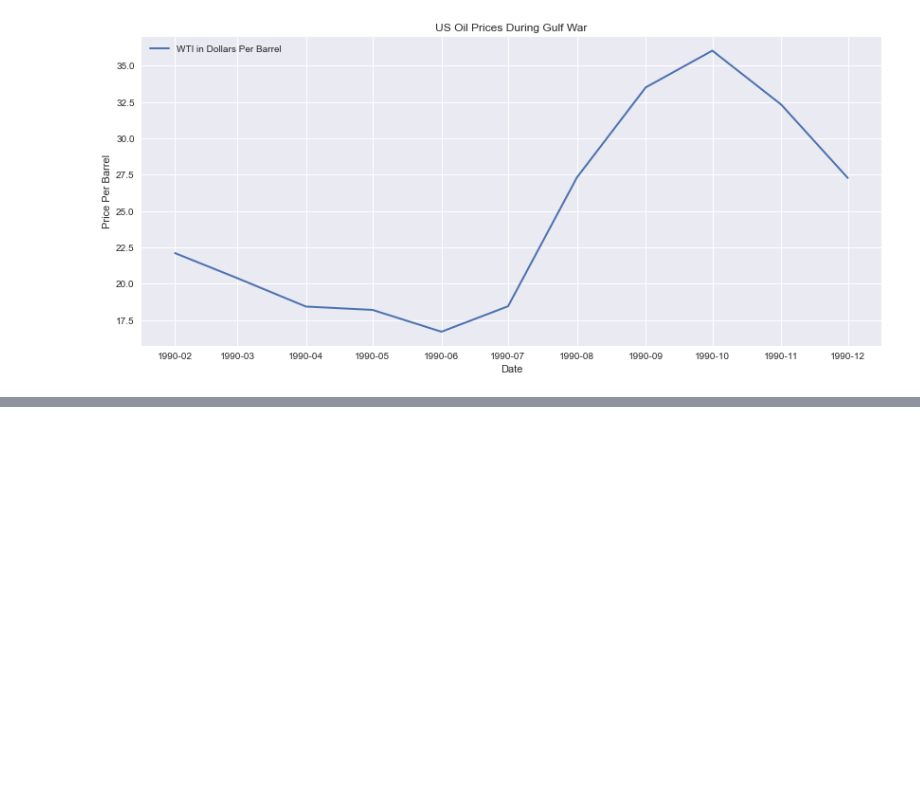
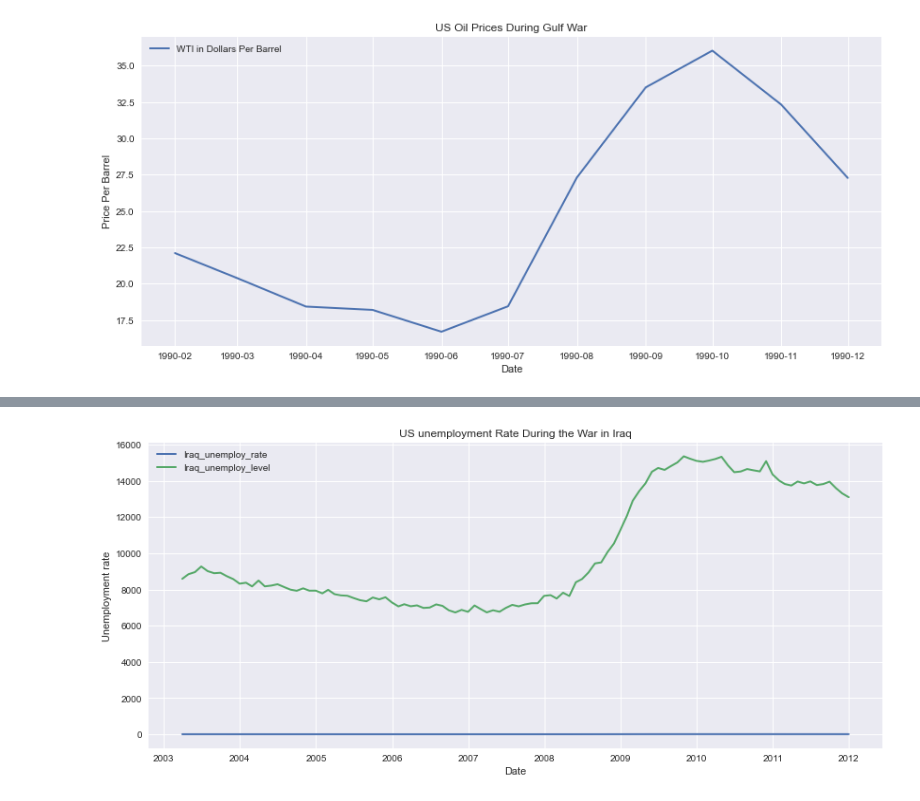
Before and after one commit to lrb924/Collateral_Damage, a Jupyter notebook: darius.ipynb, the cells around one changed output, grey strips where cells are left out. Cells and saved outputs as stored; diff of their text form; code cells hidden in the pictures; blank space fills up the shorter version.

Commit message:
Added data / visualization for US umeployment during war in Iraq

```diff
--- a/darius.ipynb
+++ b/darius.ipynb
@@ -146,0 +152,14 @@ plot_graph(iraq_oil, title="US Oil Prices During War in Iraq", y_label="Price Pe
+# %%
+# Get the environment variables
+q_API_KEY = os.getenv('NASDAQ_API_KEY')
+# %%
+# Set the API Key
+quandl.ApiConfig.api_key = q_API_KEY
+# %%
+# Get unemployment data during the war in Iraq
+
+iraq_unemp_df = quandl.get(["FRED/UNRATE", "FRED/UNEMPLOY"], trim_start = "2003-03-1", trim_end="2011-12-15", collapse = 'monthly')
+iraq_unemp_df.columns = ['Iraq_unemploy_rate', 'Iraq_unemploy_level']
+
+
+iraq_unemp_df
@@ -146,0 +181,5 @@ plot_graph(iraq_oil, title="US Oil Prices During War in Iraq", y_label="Price Pe
+# %%
+# Plot the graph of US unemployment during the war in Iraq
+plot_graph(iraq_unemp_df, title="US unemployment Rate During the War in Iraq", y_label="Unemployment rate")
+# %% [output]
+[figure, added]
```
Also changed, not shown: parts of 4 cells of this notebook.
